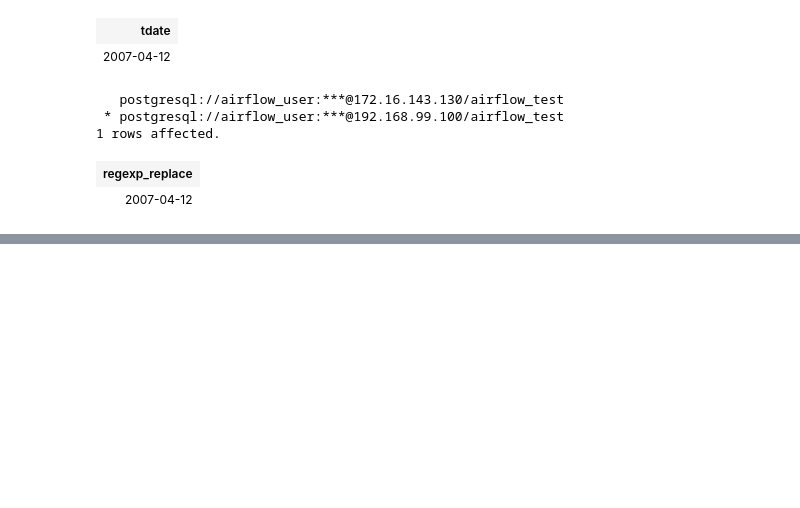
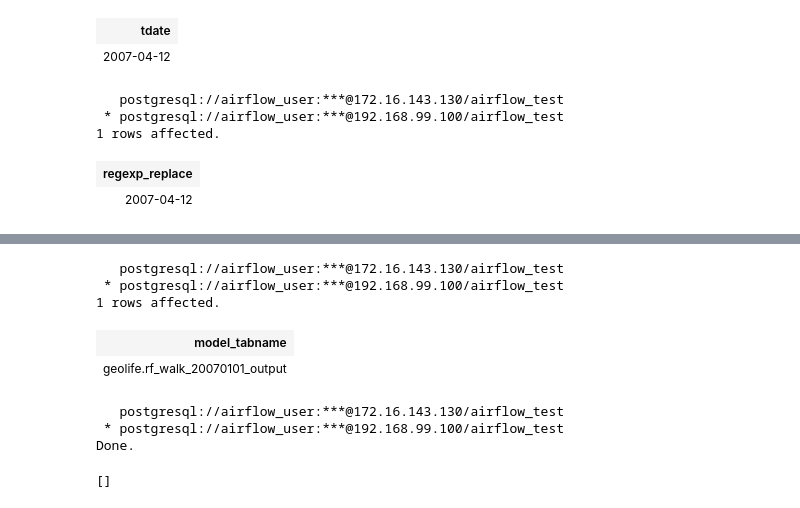
Before and after one commit to adityavp90/gpdb-airflow, a Jupyter notebook: python-notebooks/Inference.ipynb, the cells around one changed output, grey strips where cells are left out. Drawn from its saved outputs; the diff is of its cells as text; code cells hidden in the pictures; blank space fills up the shorter version.

Commit message:
Added the final task of prediction dag (has flyway error)

```diff
--- a/python-notebooks/Inference.ipynb
+++ b/python-notebooks/Inference.ipynb
@@ -501,0 +513,36 @@ where label is NULL
+# %%
+%%sql
+select model_tabname
+from geolife.models_metadata
+order by mdate
+limit 1
+# %% [output]
+   postgresql://airflow_user:***@172.16.143.130/airflow_test
+ * postgresql://airflow_user:***@192.168.99.100/airflow_test
+1 rows affected.
+| model_tabname |
+| geolife.rf_walk_20070101_output |
+# %%
+%%sql
+DO
+$do$
+DECLARE
+tabname   character varying(255);
+BEGIN
+IF (select count(*) from (select 1 from geolife.tsfresh_predict_features  limit 1) as t) > 0 and
+    (select count(*) from (select 1 from geolife.models_metadata  limit 1) as p) > 0
+THEN
+    tabname := (select model_tabname
+    from geolife.models_metadata
+    order by mdate
+    limit 1);
+
+    raise notice 'Value: %', tabname;
+END IF;
+END
+$do$;
+# %% [output]
+   postgresql://airflow_user:***@172.16.143.130/airflow_test
+ * postgresql://airflow_user:***@192.168.99.100/airflow_test
+Done.
+[]
```
Also changed, not shown: parts of 1 cell of this notebook, 3 other files.
